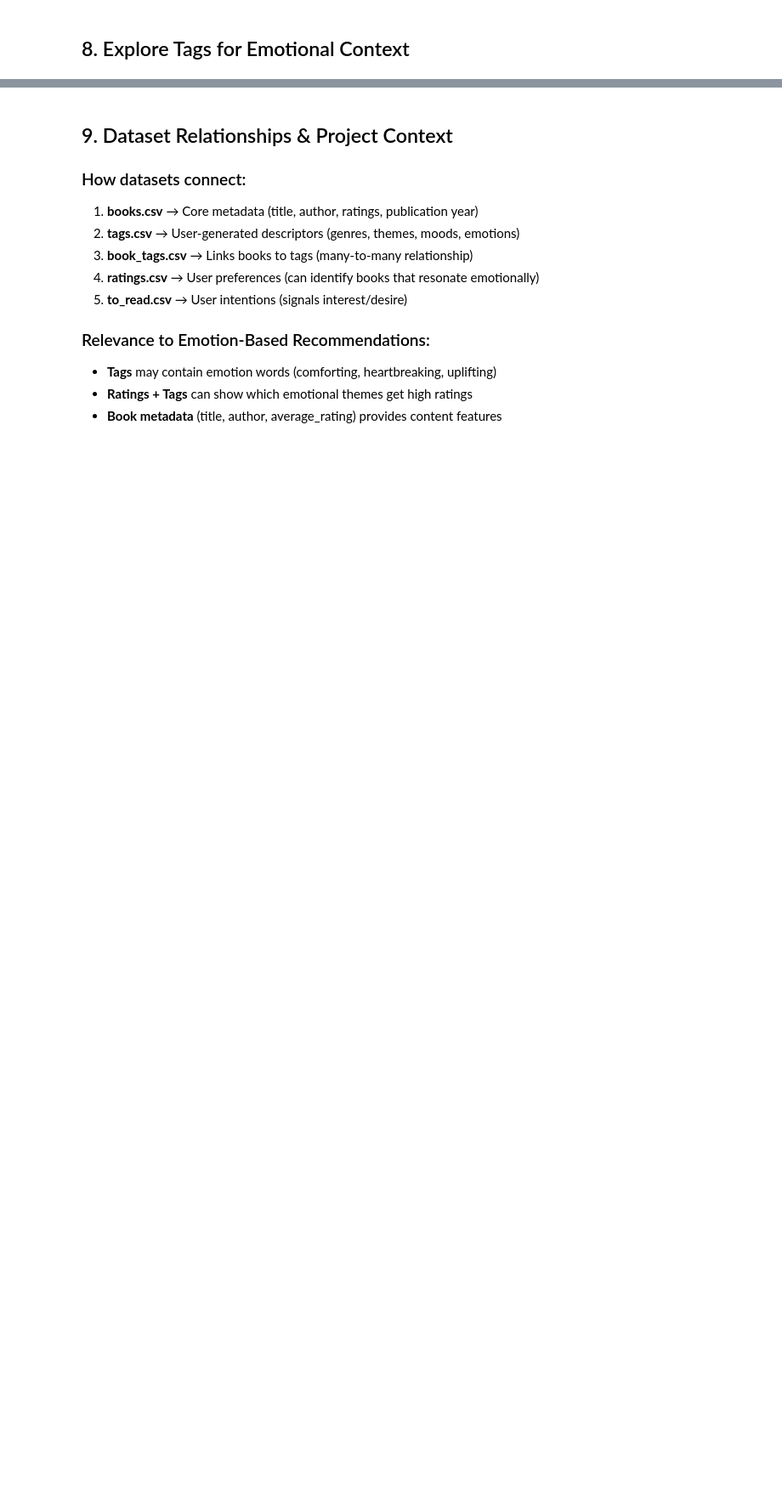
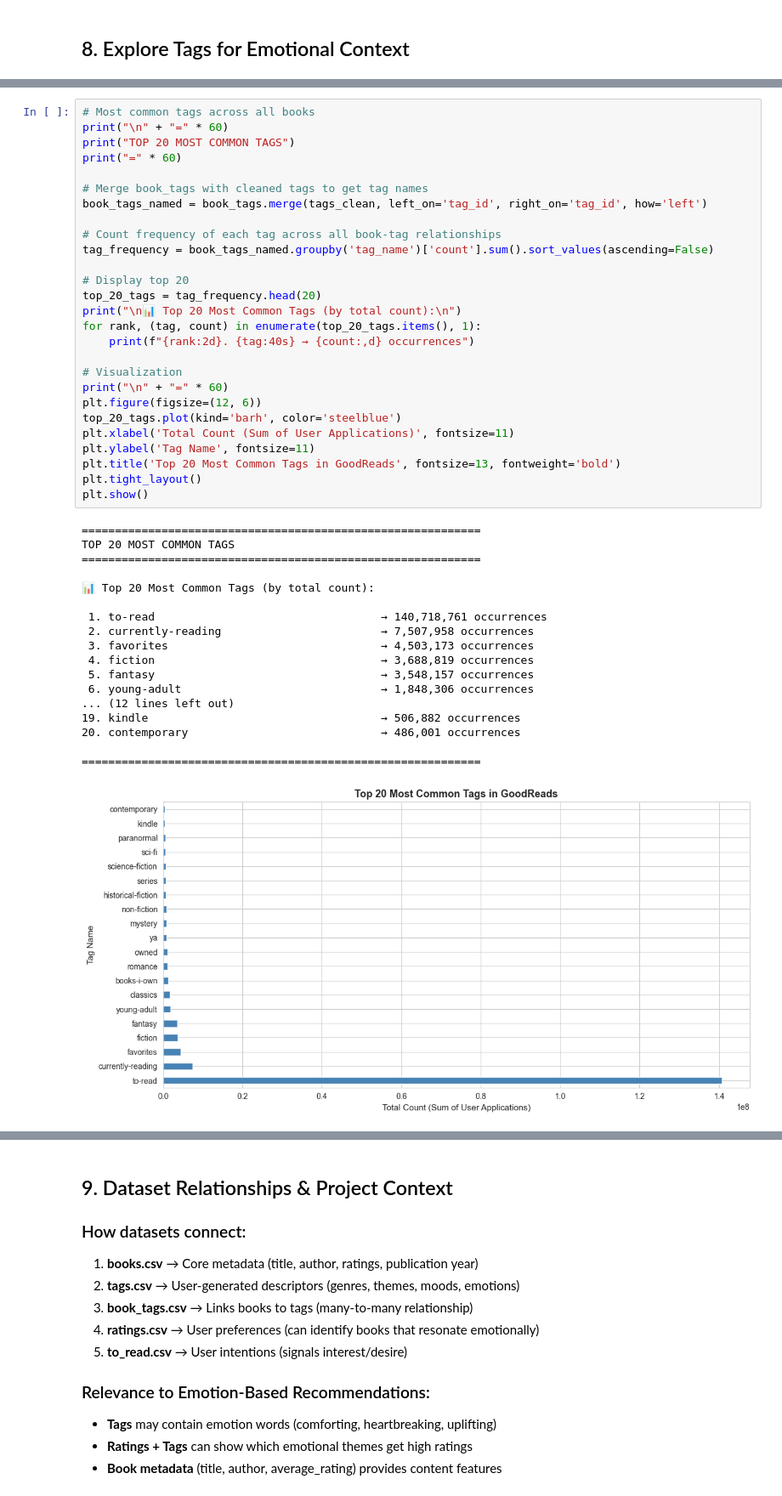
Before and after one commit to sanjaykshetri/emotion-based-book-recommender, a Jupyter notebook: notebooks/quick_eda.ipynb, the cells around one changed output, grey strips where cells are left out. Shown at 85% size. Saved outputs shown, nothing was run; the diff lists cells and outputs as text; blank space fills up the shorter version.

Commit message:
Add EDA: tag cleaning, top 20 tags analysis, and book descriptions explanation

```diff
--- a/notebooks/quick_eda.ipynb
+++ b/notebooks/quick_eda.ipynb
@@ -228 +273,47 @@ Found 415 emotion-related tags:
 ['0-love-funny', '1930-s-depression-era', '1930-s-great-depression', '4-stars-loved-it', '48-days-to-the-work-you-love', 'a-beautiful-dark', 'a-fun-and-enjoyable-series', 'a-love-story', 'a-search-for ...
+# %%
+# Most common tags across all books
+print("\n" + "=" * 60)
+print("TOP 20 MOST COMMON TAGS")
+print("=" * 60)
+
+# Merge book_tags with cleaned tags to get tag names
+book_tags_named = book_tags.merge(tags_clean, left_on='tag_id', right_on='tag_id', how='left')
+
+# Count frequency of each tag across all book-tag relationships
+tag_frequency = book_tags_named.groupby('tag_name')['count'].sum().sort_values(ascending=False)
+
+# Display top 20
+top_20_tags = tag_frequency.head(20)
+print("\n📊 Top 20 Most Common Tags (by total count):\n")
+for rank, (tag, count) in enumerate(top_20_tags.items(), 1):
+    print(f"{rank:2d}. {tag:40s} → {count:,d} occurrences")
+
+# Visualization
+print("\n" + "=" * 60)
+plt.figure(figsize=(12, 6))
+top_20_tags.plot(kind='barh', color='steelblue')
+plt.xlabel('Total Count (Sum of User Applications)', fontsize=11)
+plt.ylabel('Tag Name', fontsize=11)
+plt.title('Top 20 Most Common Tags in GoodReads', fontsize=13, fontweight='bold')
+plt.tight_layout()
+plt.show()
+# %% [output]
+============================================================
+TOP 20 MOST COMMON TAGS
+============================================================
+
+📊 Top 20 Most Common Tags (by total count):
+
+ 1. to-read                                  → 140,718,761 occurrences
+ 2. currently-reading                        → 7,507,958 occurrences
+ 3. favorites                                → 4,503,173 occurrences
+ 4. fiction                                  → 3,688,819 occurrences
+ 5. fantasy                                  → 3,548,157 occurrences
+ 6. young-adult                              → 1,848,306 occurrences
+... (12 lines left out)
+19. kindle                                   → 506,882 occurrences
+20. contemporary                             → 486,001 occurrences
+
+============================================================
+[figure, added]
```
Also changed, not shown: parts of 6 cells of this notebook.
